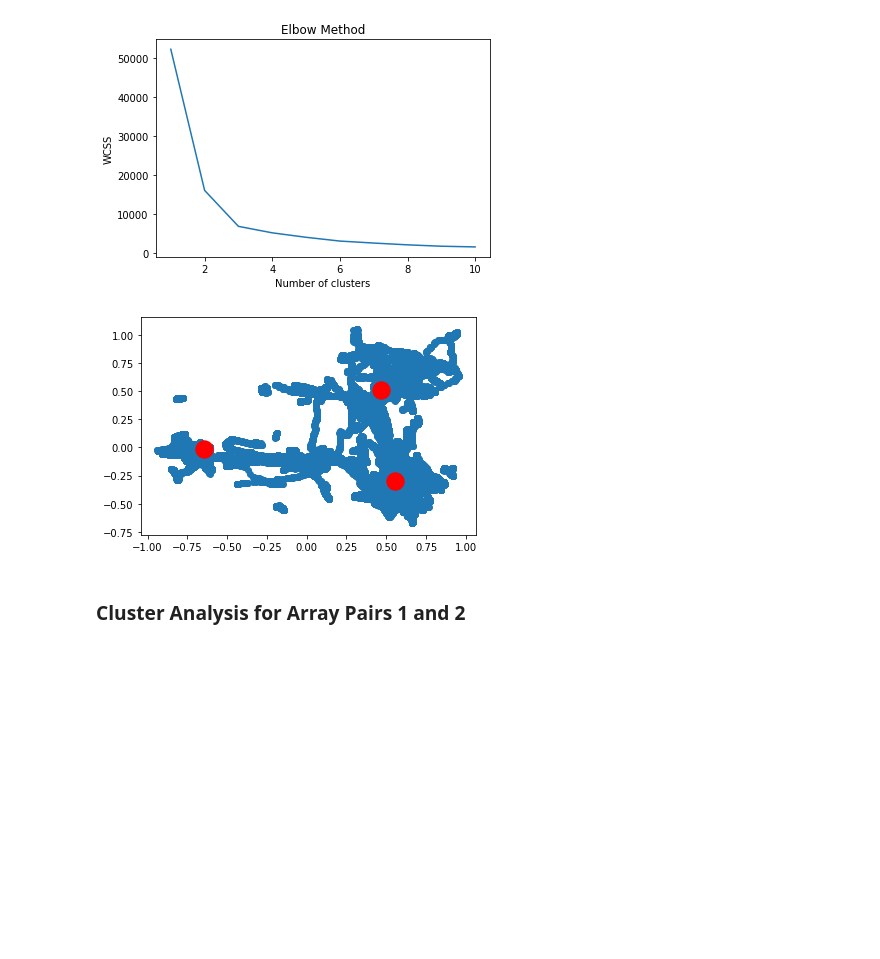
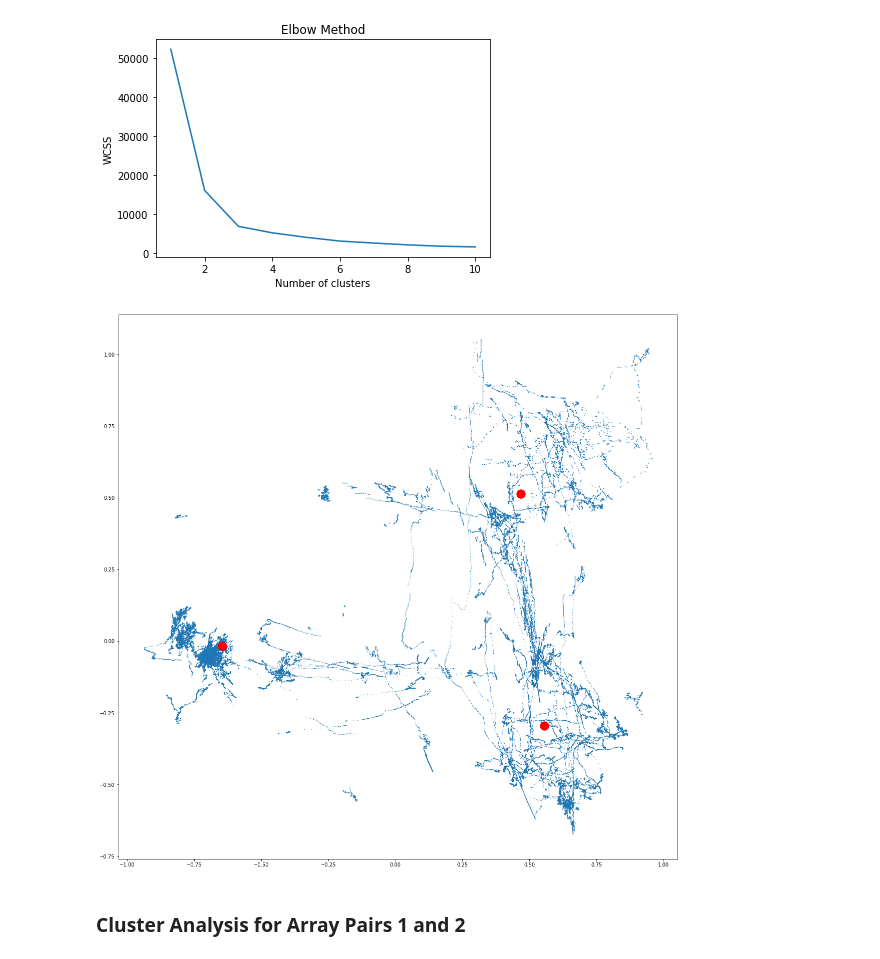
Before and after one commit to yihanhu97/SoundMapping-ODAS, a Jupyter notebook: postprocessing/K_cluster_analysis.ipynb, the cells around one changed output. Drawn from its saved outputs; the diff is of its cells as text; code cells hidden in the pictures; blank space fills up the shorter version.

Commit message:
K cluster graph sizes

```diff
--- a/postprocessing/K_cluster_analysis.ipynb
+++ b/postprocessing/K_cluster_analysis.ipynb
@@ -243,11 +244,13 @@ plt.show()
 # %%
 kmeans = KMeans(n_clusters=3, init='k-means++', max_iter=300, n_init=10, random_state=0)
 pred_y = kmeans.fit_predict(data_13_2D)
-plt.scatter(data_13_2D[:,0], data_13_2D[:,1])
+plt.figure(figsize=(20,20))
+plt.scatter(data_13_2D[:,0], data_13_2D[:,1], s = .1)
 plt.scatter(kmeans.cluster_centers_[:, 0], kmeans.cluster_centers_[:, 1], s=300, c='red')
+#plt.figure(figsize = (50,10))
 plt.show()
 # %% [output]
-[figure, old version]
+[figure, new version]
 # %% [markdown]
 ### Cluster Analysis for Array Pairs 1 and 2
 # %%
```
Also changed, not shown: parts of 4 cells of this notebook.
